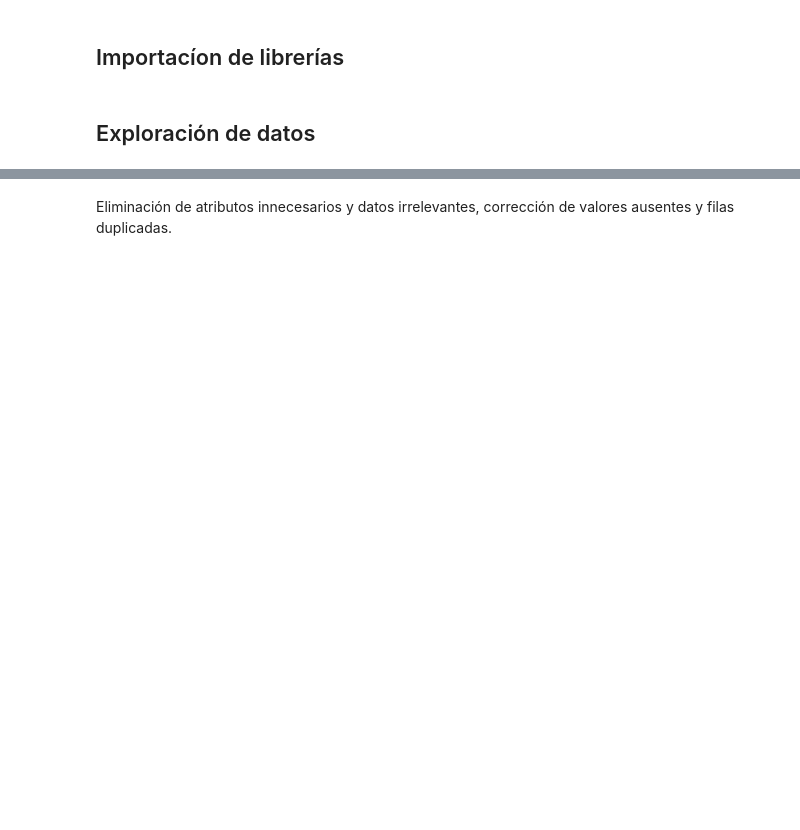
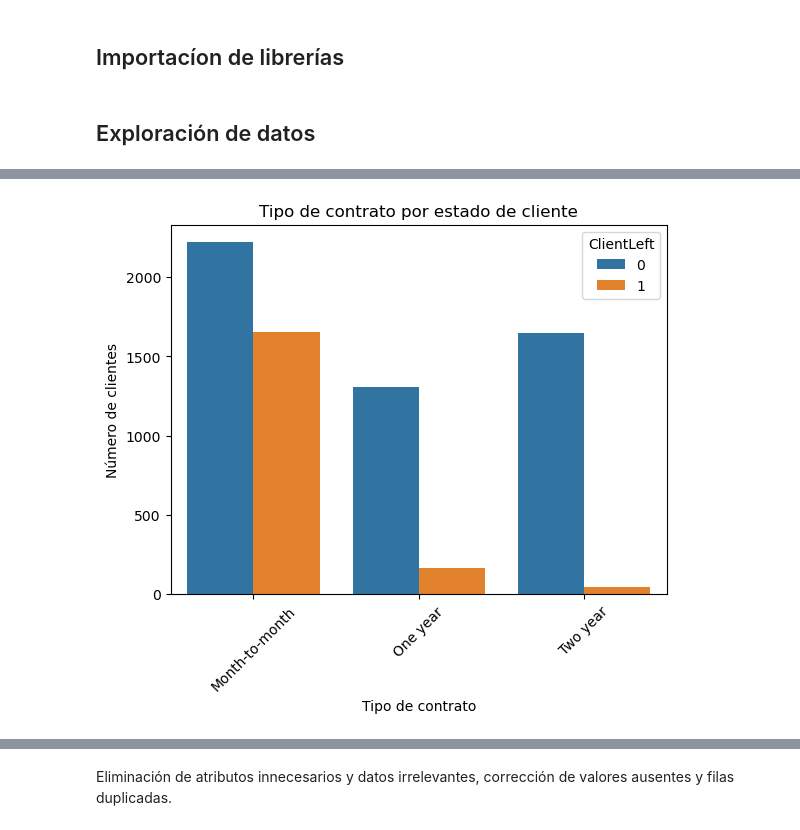
Before and after one commit to enzolozag/telecom, a Jupyter notebook: proyecto_final.ipynb, the cells around one changed output, grey strips where cells are left out. Drawn from its saved outputs; the diff is of its cells as text; code cells hidden in the pictures; blank space fills up the shorter version.

```diff
--- a/proyecto_final.ipynb
+++ b/proyecto_final.ipynb
@@ -16,0 +225,9 @@ Información, carga, descricpción y exploración de datos
+# %%
+sns.countplot(x='Type', hue='ClientLeft', data=contract)
+plt.title('Tipo de contrato por estado de cliente')
+plt.xlabel('Tipo de contrato')
+plt.ylabel('Número de clientes')
+plt.xticks(rotation=45)
+plt.show()
+# %% [output]
+[figure, added]
```
Also changed, not shown: parts of 32 cells of this notebook, 4 other files.
